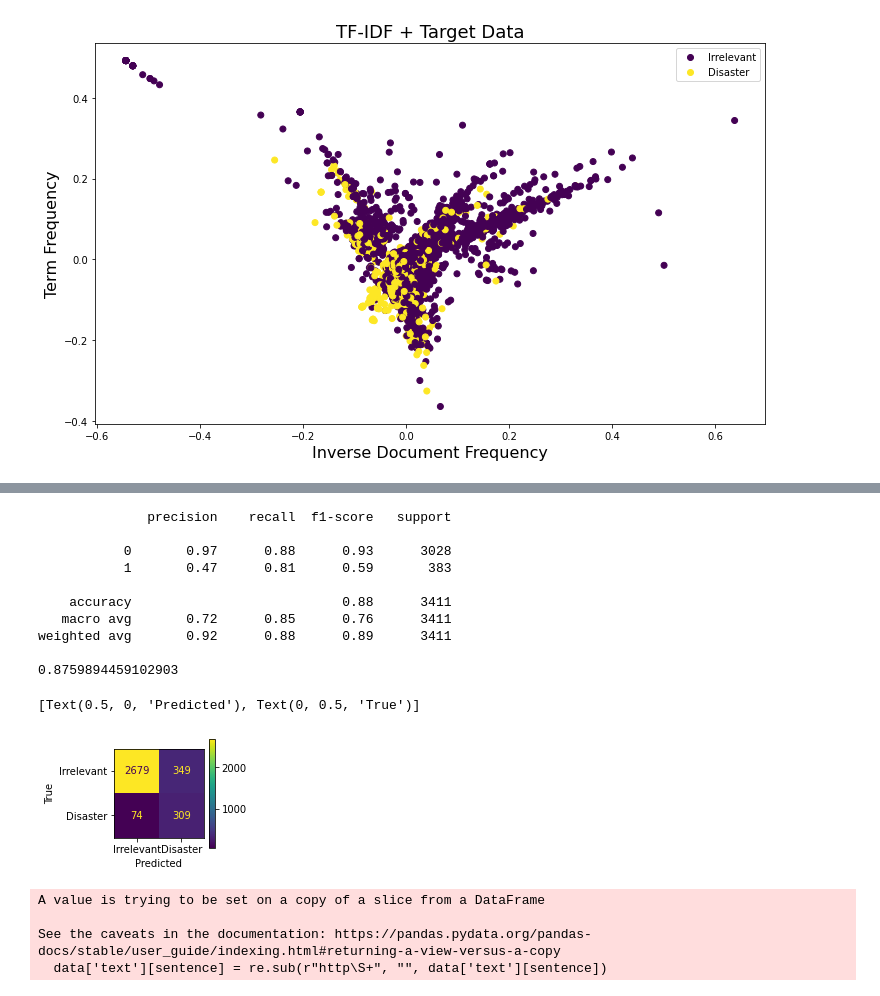
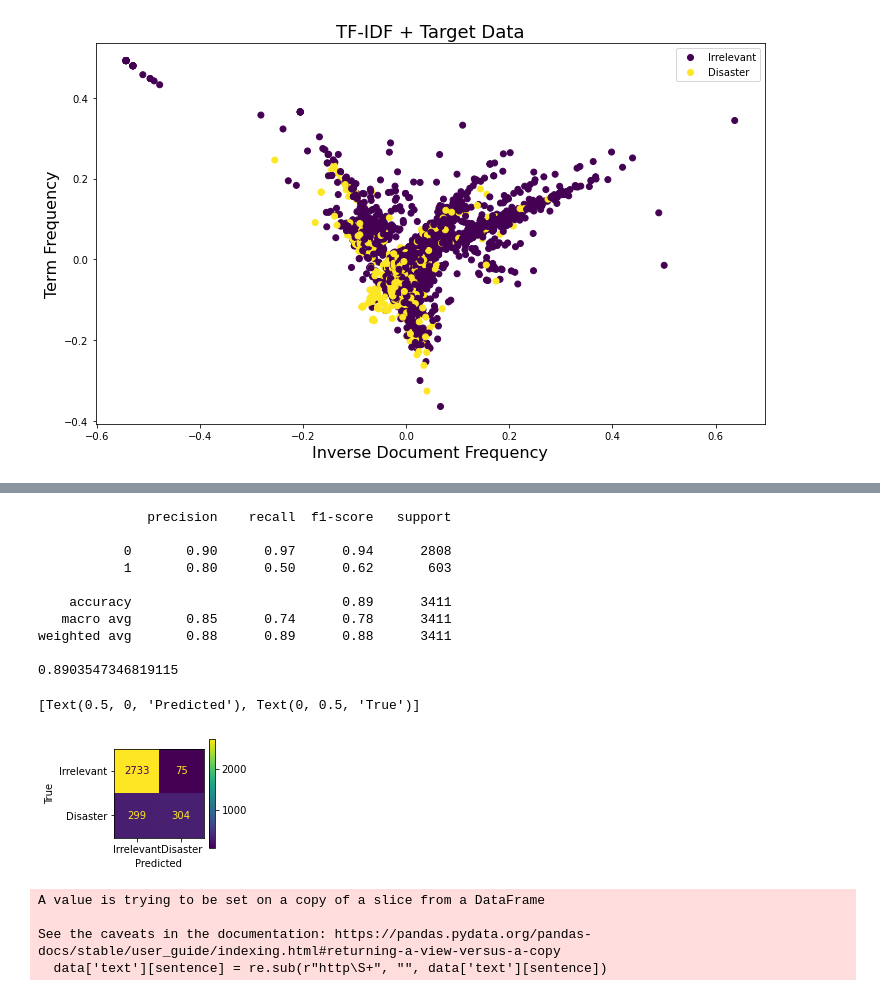
Before and after one commit to michellemckenzie/machine-learning-disaster-tweet-predictions, a Jupyter notebook: Disaster.ipynb, the cells around one changed output, grey strips where cells are left out. Drawn from its saved outputs; the diff is of its cells as text; code cells hidden in the pictures.

```diff
--- a/Disaster.ipynb
+++ b/Disaster.ipynb
@@ -433,34 +438,34 @@ weighted avg       0.94      0.86      0.89      3411
 # %%
 # SVM Model with Conf Matrix and Class Report and Accuracy
 
 from sklearn.svm import SVC
 
 svm = SVC(gamma='auto', kernel='linear', C=1)
 
 svm.fit(X_train,y_train)
 predictions = svm.predict(X_test)
 
-print(classification_report(predictions, y_test))
-print(accuracy_score(predictions,y_test))
+print(classification_report(y_test, predictions))
+print(accuracy_score(y_test, predictions))
+confMtrx = confusion_matrix(y_test, predictions)
 
-confMtrx = confusion_matrix(predictions, y_test)
 cmd = ConfusionMatrixDisplay(confMtrx, display_labels=['Irrelevant', 'Disaster'])
 fig, ax = plt.subplots(figsize=(2,2))
 cmd.plot(ax=ax)
 cmd.ax_.set(xlabel='Predicted', ylabel='True')
 # %% [output]
               precision    recall  f1-score   support
 
-           0       0.97      0.88      0.93      3028
-           1       0.47      0.81      0.59       383
+           0       0.90      0.97      0.94      2808
+           1       0.80      0.50      0.62       603
 
-    accuracy                           0.88      3411
-   macro avg       0.72      0.85      0.76      3411
-weighted avg       0.92      0.88      0.89      3411
+    accuracy                           0.89      3411
+   macro avg       0.85      0.74      0.78      3411
+weighted avg       0.88      0.89      0.88      3411
 
-0.8759894459102903
+0.8903547346819115
 [Text(0.5, 0, 'Predicted'), Text(0, 0.5, 'True')]
-[figure, old version]
+[figure, new version]
 # %%
 # This is for custom inputs, put any data into test.csv (or whatever .csv file you want just replace 'test.csv') in the (text, target) format and it will predict your data for you
 
```
Also changed, not shown: parts of 9 cells of this notebook.
